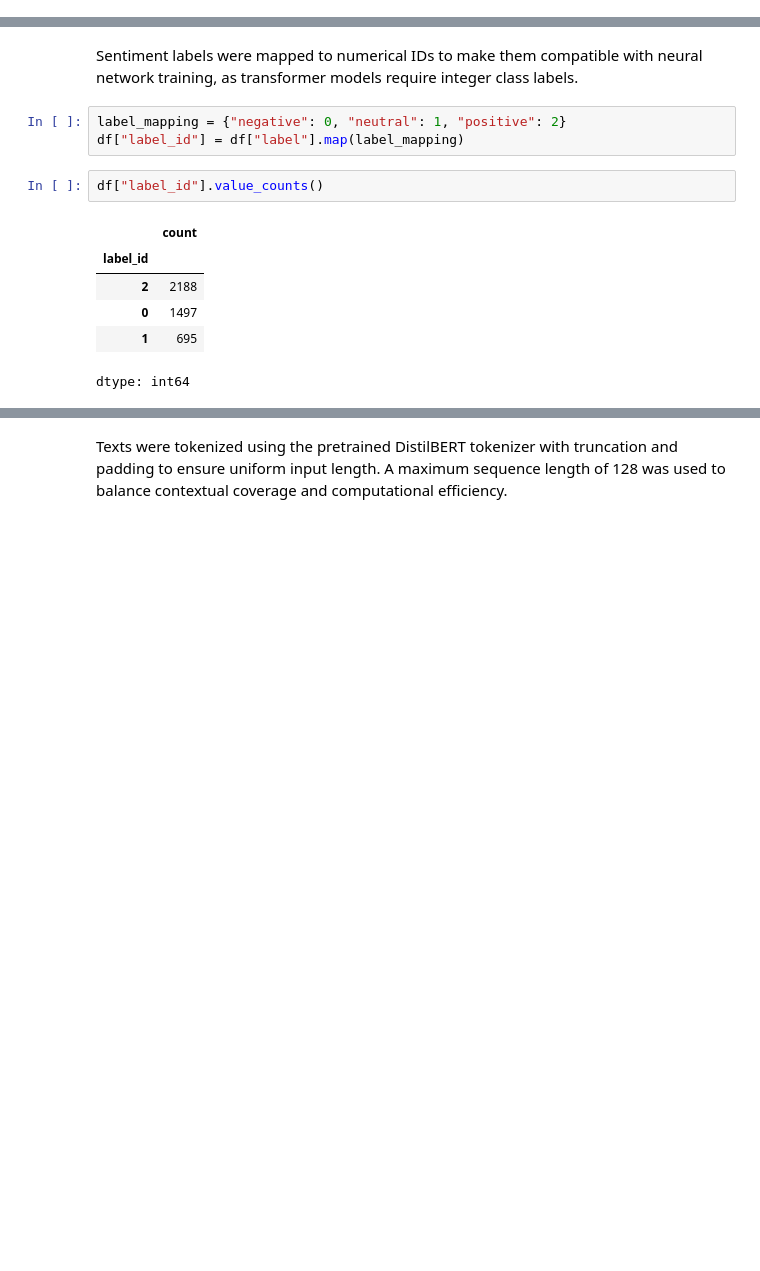
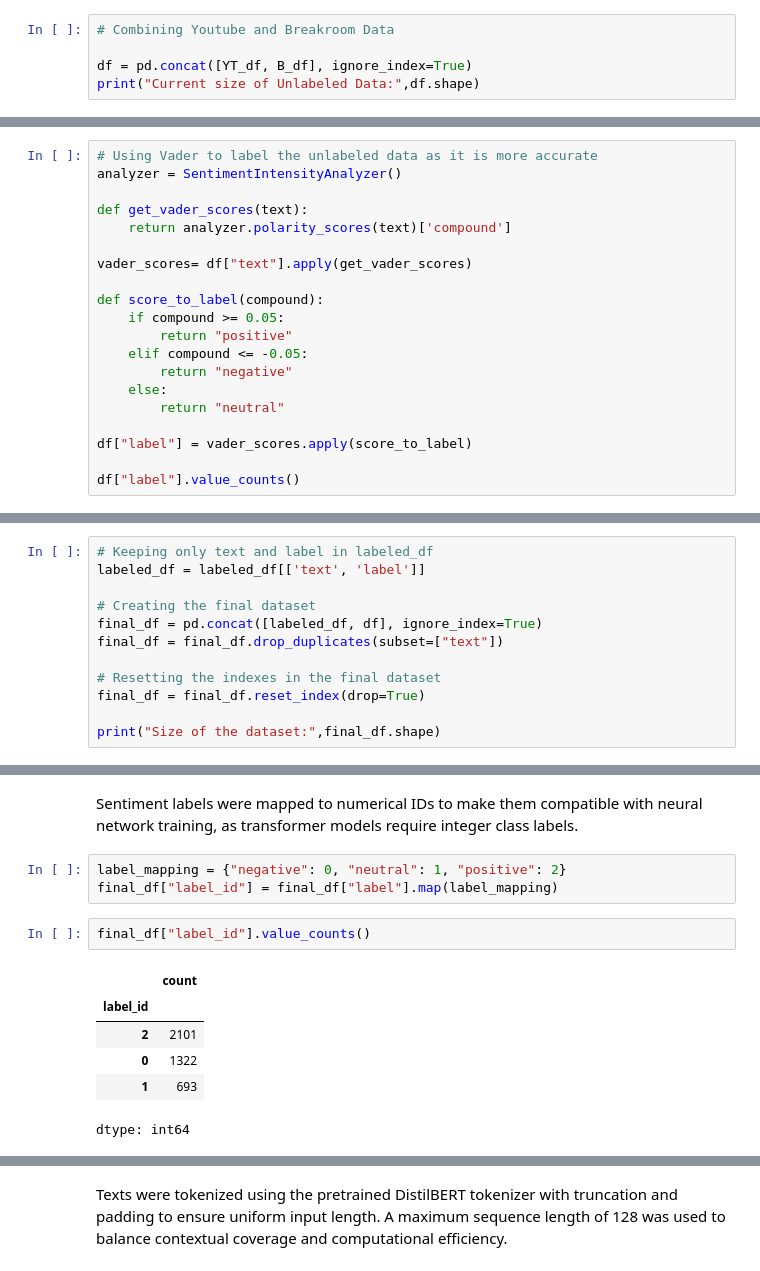
Before and after one commit to mf2056/F20AA, a Jupyter notebook: F20AA_CW.ipynb, the cells around one changed output, grey strips where cells are left out. Saved outputs shown, nothing was run; the diff lists cells and outputs as text; blank space fills up the shorter version.

```diff
--- a/F20AA_CW.ipynb
+++ b/F20AA_CW.ipynb
@@ -788,0 +699,5 @@ print(classification_report(df["manual_label"], df["vader_label"]))
+# %%
+# Combining Youtube and Breakroom Data
+
+df = pd.concat([YT_df, B_df], ignore_index=True)
+print("Current size of Unlabeled Data:",df.shape)
@@ -788,0 +1017,20 @@ print(classification_report(df["manual_label"], df["vader_label"]))
+# %%
+# Using Vader to label the unlabeled data as it is more accurate
+analyzer = SentimentIntensityAnalyzer()
+
+def get_vader_scores(text):
+    return analyzer.polarity_scores(text)['compound']
+
+vader_scores= df["text"].apply(get_vader_scores)
+
+def score_to_label(compound):
+    if compound >= 0.05:
+        return "positive"
+    elif compound <= -0.05:
+        return "negative"
+    else:
+        return "neutral"
+
+df["label"] = vader_scores.apply(score_to_label)
+
+df["label"].value_counts()
@@ -788,0 +1056,12 @@ print(classification_report(df["manual_label"], df["vader_label"]))
+# %%
+# Keeping only text and label in labeled_df
+labeled_df = labeled_df[['text', 'label']]
+
+# Creating the final dataset
+final_df = pd.concat([labeled_df, df], ignore_index=True)
+final_df = final_df.drop_duplicates(subset=["text"])
+
+# Resetting the indexes in the final dataset
+final_df = final_df.reset_index(drop=True)
+
+print("Size of the dataset:",final_df.shape)
@@ -1025,15 +1394,15 @@ True
 Sentiment labels were mapped to numerical IDs to make them compatible with neural network training, as transformer models require integer class labels.
 # %%
 label_mapping = {"negative": 0, "neutral": 1, "positive": 2}
-df["label_id"] = df["label"].map(label_mapping)
+final_df["label_id"] = final_df["label"].map(label_mapping)
 # %%
-df["label_id"].value_counts()
+final_df["label_id"].value_counts()
 # %% [output]
 |  | count |
 | label_id |  |
-| 2 | 2188 |
-| 0 | 1497 |
-| 1 | 695 |
+| 2 | 2101 |
+| 0 | 1322 |
+| 1 | 693 |
 dtype: int64
 # %%
 from sklearn.model_selection import train_test_split
```
Also changed, not shown: parts of 81 cells of this notebook.
